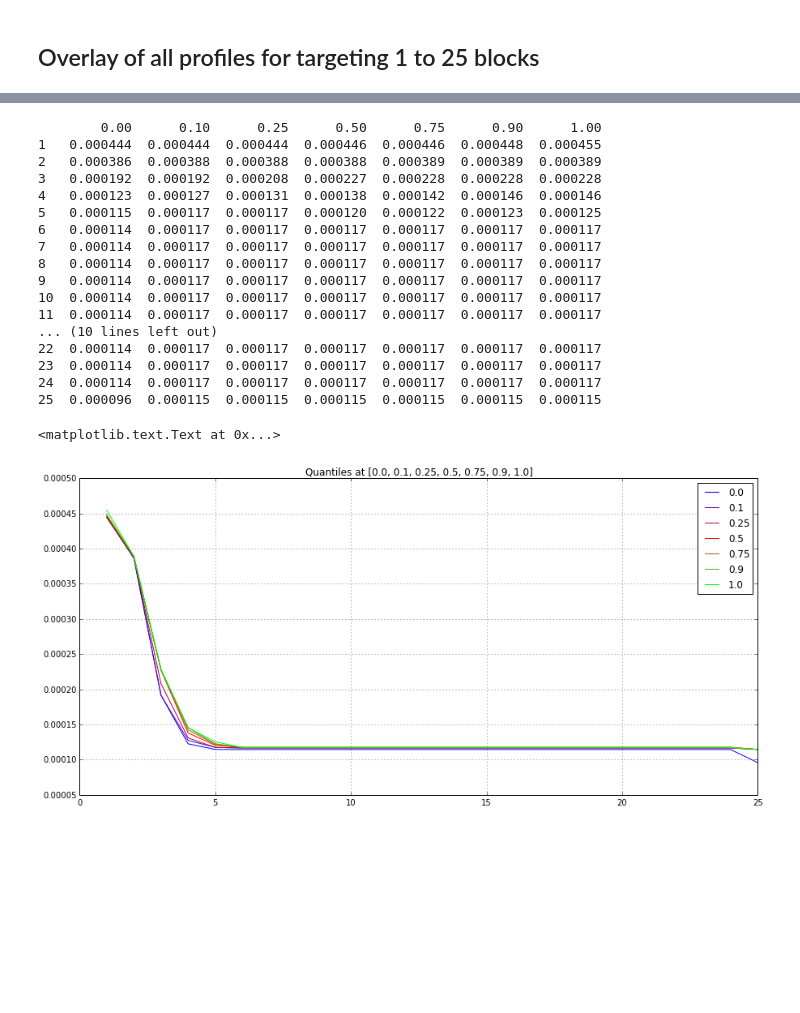
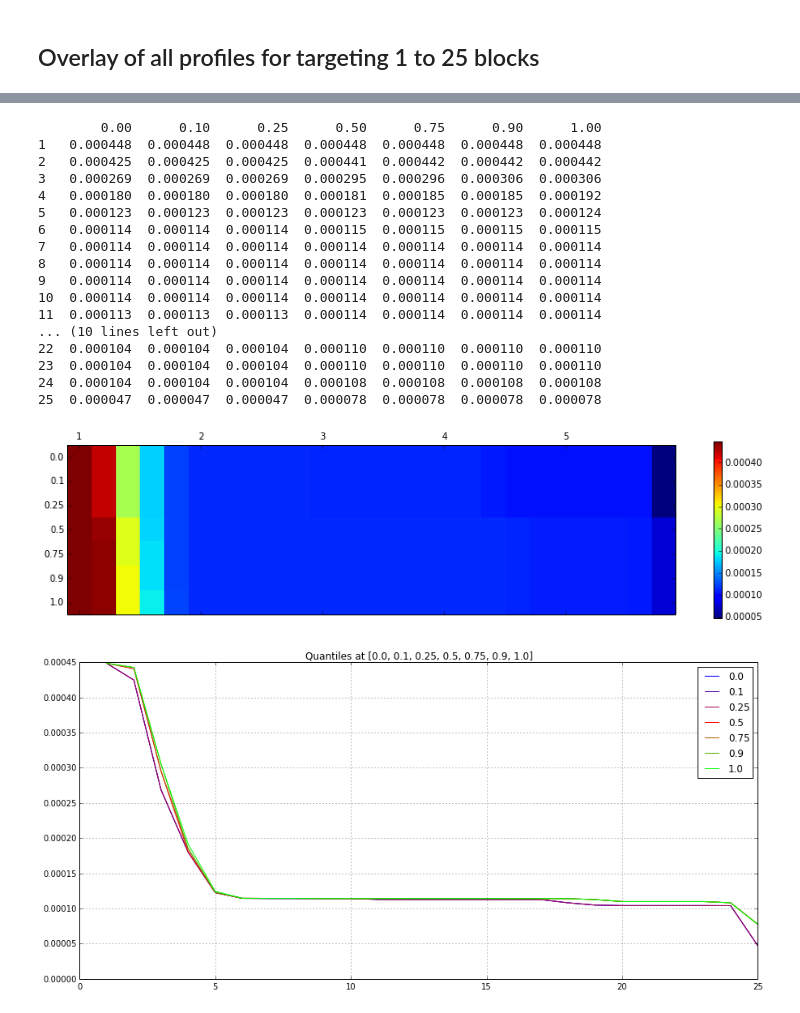
Before and after one commit to haraldschilly/bitcoin-floating-fee-statistics, a Jupyter notebook: estimatefee.ipynb, the cells around one changed output, grey strips where cells are left out. Saved outputs shown, nothing was run; the diff lists cells and outputs as text; code cells hidden in the pictures; blank space fills up the shorter version.

Commit message:
also sampling priority estimate and plotting it; 2 hour sample during the wm soccer finals

```diff
--- a/estimatefee.ipynb
+++ b/estimatefee.ipynb
@@ -144,5 +157,5 @@ Reload it (not necessary)
 # %%
-data = pd.read_hdf("estimatefee.hdf5", "txfee")
+data = pd.read_hdf("float_fee_20140713_2054.hdf5", "txfee")
 # %% [markdown]
 ## Estimated Fees over Time
 
@@ -184,26 +197,34 @@ for line in data.confirm_target.iterrows():
 # %%
 q = [0., .1, .25, .5, .75, .9, 1.]
-quantiles = data.confirm_target.quantile(q).T
+quantiles = data.estimate_fee.quantile(q).T
 print quantiles
+
+fig = plt.figure()
+ax = fig.add_subplot(1,1,1)
+qax = ax.matshow(quantiles.as_matrix().T, interpolation='nearest')
+fig.colorbar(qax, shrink=.5)
+ax.set_yticklabels([''] + q)
+ax.set_xticklabels([''] + list(quantiles.index.tolist()))
+
 quantiles.plot(colormap="brg")
-plt.title("Quantiles at %s" % q)
+_ = plt.title("Quantiles at %s" % q)
 # %% [output]
         0.00      0.10      0.25      0.50      0.75      0.90      1.00
-1   0.000444  0.000444  0.000444  0.000446  0.000446  0.000448  0.000455
-2   0.000386  0.000388  0.000388  0.000388  0.000389  0.000389  0.000389
-3   0.000192  0.000192  0.000208  0.000227  0.000228  0.000228  0.000228
-4   0.000123  0.000127  0.000131  0.000138  0.000142  0.000146  0.000146
-5   0.000115  0.000117  0.000117  0.000120  0.000122  0.000123  0.000125
-6   0.000114  0.000117  0.000117  0.000117  0.000117  0.000117  0.000117
-7   0.000114  0.000117  0.000117  0.000117  0.000117  0.000117  0.000117
-8   0.000114  0.000117  0.000117  0.000117  0.000117  0.000117  0.000117
-9   0.000114  0.000117  0.000117  0.000117  0.000117  0.000117  0.000117
-10  0.000114  0.000117  0.000117  0.000117  0.000117  0.000117  0.000117
-11  0.000114  0.000117  0.000117  0.000117  0.000117  0.000117  0.000117
+1   0.000448  0.000448  0.000448  0.000448  0.000448  0.000448  0.000448
+2   0.000425  0.000425  0.000425  0.000441  0.000442  0.000442  0.000442
+3   0.000269  0.000269  0.000269  0.000295  0.000296  0.000306  0.000306
+4   0.000180  0.000180  0.000180  0.000181  0.000185  0.000185  0.000192
+5   0.000123  0.000123  0.000123  0.000123  0.000123  0.000123  0.000124
+6   0.000114  0.000114  0.000114  0.000115  0.000115  0.000115  0.000115
+7   0.000114  0.000114  0.000114  0.000114  0.000114  0.000114  0.000114
+8   0.000114  0.000114  0.000114  0.000114  0.000114  0.000114  0.000114
+9   0.000114  0.000114  0.000114  0.000114  0.000114  0.000114  0.000114
+10  0.000114  0.000114  0.000114  0.000114  0.000114  0.000114  0.000114
+11  0.000113  0.000113  0.000113  0.000114  0.000114  0.000114  0.000114
 ... (10 lines left out)
-22  0.000114  0.000117  0.000117  0.000117  0.000117  0.000117  0.000117
-23  0.000114  0.000117  0.000117  0.000117  0.000117  0.000117  0.000117
-24  0.000114  0.000117  0.000117  0.000117  0.000117  0.000117  0.000117
-25  0.000096  0.000115  0.000115  0.000115  0.000115  0.000115  0.000115
+22  0.000104  0.000104  0.000104  0.000110  0.000110  0.000110  0.000110
+23  0.000104  0.000104  0.000104  0.000110  0.000110  0.000110  0.000110
+24  0.000104  0.000104  0.000104  0.000108  0.000108  0.000108  0.000108
+25  0.000047  0.000047  0.000047  0.000078  0.000078  0.000078  0.000078
-<matplotlib.text.Text at 0x...>
-[figure, old version]
+[figure, new version]
+[figure, added]
```
Also changed, not shown: parts of 16 cells of this notebook, 1 other file.
